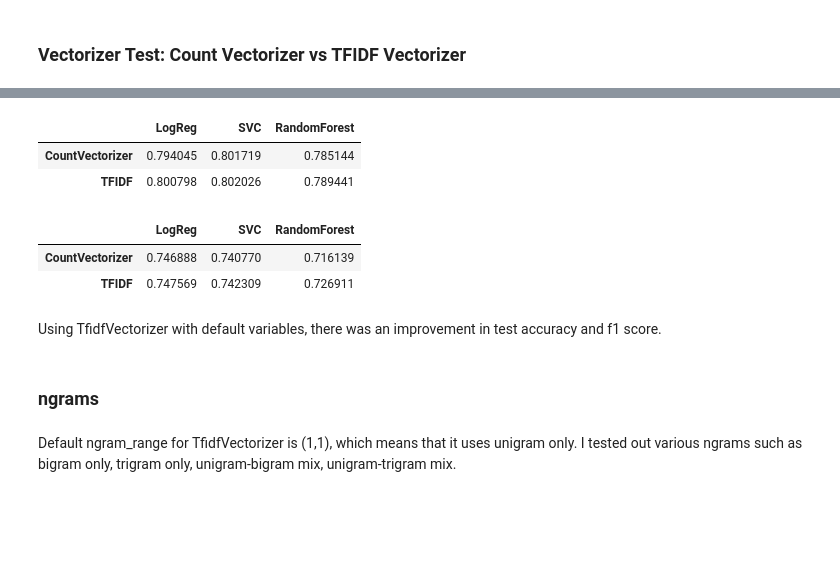
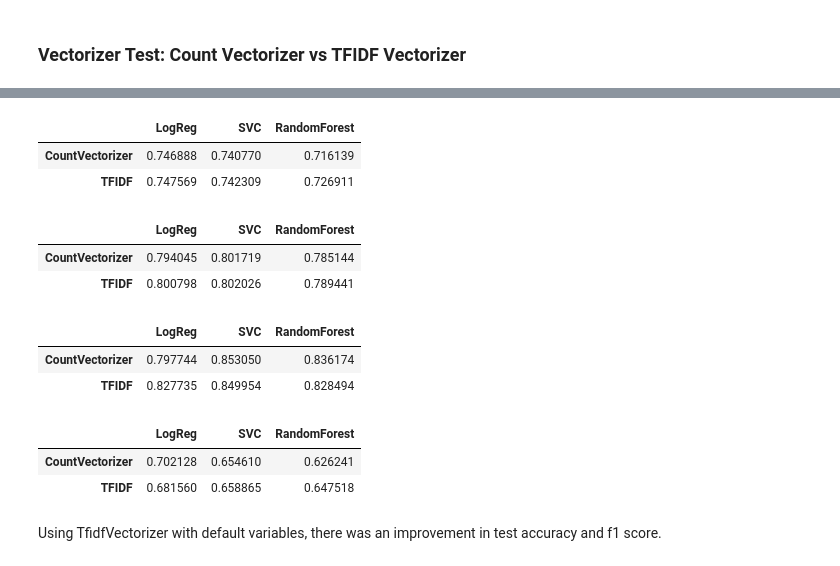
Before and after one commit to barcilla/Capstone_2, a Jupyter notebook: Tweet Classifier: Detecting Disasters.ipynb, the cells around one changed output, grey strips where cells are left out. Cells and saved outputs as stored; diff of their text form; code cells hidden in the pictures; blank space fills up the shorter version.

```diff
--- a/Tweet Classifier: Detecting Disasters.ipynb
+++ b/Tweet Classifier: Detecting Disasters.ipynb
@@ -819,14 +839,7 @@ Wall time: 12.4 s
 ### Decision Tree Classifier
 # %%
 %%time
-
-#Normalizaiton for Decision Tree and Random Forest is not needed so a new ColumnTransformer was created
-
-cv = ColumnTransformer(
-    transformers = [('cv', CountVectorizer(), texts)],
-    remainder = 'passthrough' )
-
-dt_pipe = make_pipeline(cv, DecisionTreeClassifier(random_state=34))
+dt_pipe = make_pipeline(tree_preprocessor, DecisionTreeClassifier(random_state=34))
 dt_pipe.fit(X_train, y_train)
 y_pred = dt_pipe.predict(X_test)
 
@@ -845,6 +858,8 @@ performance['CountVectorizer']['DecisionTree'] = {}
 performance['CountVectorizer']['DecisionTree']['train_accuracy'] = dt_pipe.score(X_train,y_train)
 performance['CountVectorizer']['DecisionTree']['test_accuracy'] = dt_pipe.score(X_test, y_test)
 performance['CountVectorizer']['DecisionTree']['f1_score'] = f1_score(y_test, y_pred)
+performance['CountVectorizer']['DecisionTree']['precision_score'] = precision_score(y_test, y_pred)
+performance['CountVectorizer']['DecisionTree']['recall_score'] = recall_score(y_test, y_pred)
 # %% [output]
 Model Score on Train: 0.986
 Model Score on Test: 0.743
@@ -864,7 +879,7 @@ Wall time: 2.23 s
 # %%
 %%time
 
-rf_pipe = make_pipeline(cv, RandomForestClassifier(random_state=34))
+rf_pipe = make_pipeline(tree_preprocessor, RandomForestClassifier(random_state=34))
 rf_pipe.fit(X_train, y_train)
 y_pred = rf_pipe.predict(X_test)
 
@@ -883,6 +898,8 @@ performance['CountVectorizer']['RandomForest'] = {}
 performance['CountVectorizer']['RandomForest']['train_accuracy'] = rf_pipe.score(X_train,y_train)
 performance['CountVectorizer']['RandomForest']['test_accuracy'] = rf_pipe.score(X_test, y_test)
 performance['CountVectorizer']['RandomForest']['f1_score'] = f1_score(y_test, y_pred)
+performance['CountVectorizer']['RandomForest']['precision_score'] = precision_score(y_test, y_pred)
+performance['CountVectorizer']['RandomForest']['recall_score'] = recall_score(y_test, y_pred)
 # %% [output]
 Model Score on Train: 0.986
 Model Score on Test: 0.785
@@ -933,14 +976,14 @@ Logistic Regression, Random Forest Classifier, and SVC models have the highest a
 # %% [markdown]
 ### Vectorizer Test: Count Vectorizer vs TFIDF Vectorizer
 # %%
+performance['TFIDF'] = {}
+
 preprocessor_tfidf = ColumnTransformer(transformers = [('tfidf', TfidfVectorizer(), texts)],
                                          remainder = MinMaxScaler())
 
 #For Random Forest
-tfidf = ColumnTransformer(transformers = [('tfidf', TfidfVectorizer(), texts)],
+tree_tfidf = ColumnTransformer(transformers = [('tfidf', TfidfVectorizer(), texts)],
                         remainder = 'passthrough')
-
-performance['TFIDF'] = {}
 # %%
 %%time
 
@@ -953,6 +996,8 @@ performance['TFIDF']['LogReg'] = {}
 performance['TFIDF']['LogReg']['train_accuracy'] = lr_pipe_tfidf.score(X_train,y_train)
 performance['TFIDF']['LogReg']['test_accuracy'] = lr_pipe_tfidf.score(X_test, y_test)
 performance['TFIDF']['LogReg']['f1_score'] = f1_score(y_test, y_pred)
+performance['TFIDF']['LogReg']['precision_score'] = precision_score(y_test, y_pred)
+performance['TFIDF']['LogReg']['recall_score'] = recall_score(y_test, y_pred)
 
 #SVC
 svc_pipe_tfidf = make_pipeline(preprocessor_tfidf, SVC(random_state=34))
@@ -963,9 +1008,11 @@ performance['TFIDF']['SVC'] = {}
 performance['TFIDF']['SVC']['train_accuracy'] = svc_pipe_tfidf.score(X_train,y_train)
 performance['TFIDF']['SVC']['test_accuracy'] = svc_pipe_tfidf.score(X_test, y_test)
 performance['TFIDF']['SVC']['f1_score'] = f1_score(y_test, y_pred)
+performance['TFIDF']['SVC']['precision_score'] = precision_score(y_test, y_pred)
+performance['TFIDF']['SVC']['recall_score'] = recall_score(y_test, y_pred)
 
 #Random Forest
-rf_pipe_tfidf = make_pipeline(tfidf, RandomForestClassifier(random_state=34))
+rf_pipe_tfidf = make_pipeline(tree_tfidf, RandomForestClassifier(random_state=34))
 rf_pipe_tfidf.fit(X_train, y_train)
 y_pred = rf_pipe_tfidf.predict(X_test)
 
@@ -973,4 +1020,6 @@ performance['TFIDF']['RandomForest'] = {}
 performance['TFIDF']['RandomForest']['train_accuracy'] = rf_pipe_tfidf.score(X_train,y_train)
 performance['TFIDF']['RandomForest']['test_accuracy'] = rf_pipe_tfidf.score(X_test, y_test)
 performance['TFIDF']['RandomForest']['f1_score'] = f1_score(y_test, y_pred)
+performance['TFIDF']['RandomForest']['precision_score'] = precision_score(y_test, y_pred)
+performance['TFIDF']['RandomForest']['recall_score'] = recall_score(y_test, y_pred)
 # %% [output]
@@ -981,4 +1030,11 @@ vect_performance = pd.DataFrame.from_dict({(x,y): performance[x][y]
                                            for x in performance.keys()
                                            for y in performance[x].keys()},
                                           orient = 'index')#.melt()#drop(['DecisionTree', 'AdaBoost', 'GradientBoost', 'KNN'])
+# %%
+#F1 Score
+vect_performance.loc[idx[:, ('LogReg','SVC', 'RandomForest')], :].unstack()['f1_score']
+# %% [output]
+|  | LogReg | SVC | RandomForest |
+| CountVectorizer | 0.746888 | 0.740770 | 0.716139 |
+| TFIDF | 0.747569 | 0.742309 | 0.726911 |
 # %%
@@ -990,14 +1048,18 @@ vect_performance.loc[idx[:, ('LogReg','SVC', 'RandomForest')], :].unstack()['tes
 | CountVectorizer | 0.794045 | 0.801719 | 0.785144 |
 | TFIDF | 0.800798 | 0.802026 | 0.789441 |
 # %%
-vect_performance.loc[idx[:, ('LogReg','SVC', 'RandomForest')], :].unstack()['f1_score']
+#Precision Score
+vect_performance.loc[idx[:, ('LogReg','SVC', 'RandomForest')], :].unstack()['precision_score']
 # %% [output]
 |  | LogReg | SVC | RandomForest |
-| CountVectorizer | 0.746888 | 0.740770 | 0.716139 |
-| TFIDF | 0.747569 | 0.742309 | 0.726911 |
+| CountVectorizer | 0.797744 | 0.853050 | 0.836174 |
+| TFIDF | 0.827735 | 0.849954 | 0.828494 |
+# %%
+#Recall Score
+vect_performance.loc[idx[:, ('LogReg','SVC', 'RandomForest')], :].unstack()['recall_score']
+# %% [output]
+|  | LogReg | SVC | RandomForest |
+| CountVectorizer | 0.702128 | 0.654610 | 0.626241 |
+| TFIDF | 0.681560 | 0.658865 | 0.647518 |
 # %% [markdown]
 Using TfidfVectorizer with default variables, there was an improvement in test accuracy and f1 score.
-# %% [markdown]
-### ngrams
-# %% [markdown]
-Default ngram_range for TfidfVectorizer is (1,1), which means that it uses unigram only. I tested out various ngrams such as bigram only, trigram only, unigram-bigram mix, unigram-trigram mix.
```
Also changed, not shown: parts of 77 cells of this notebook.
